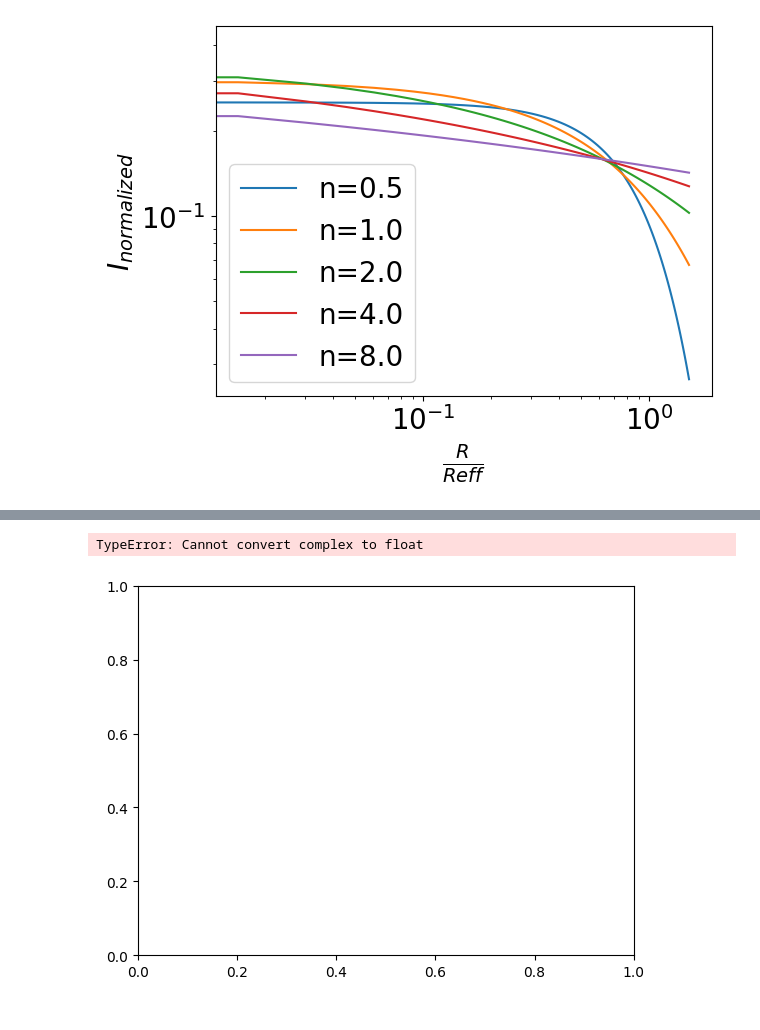
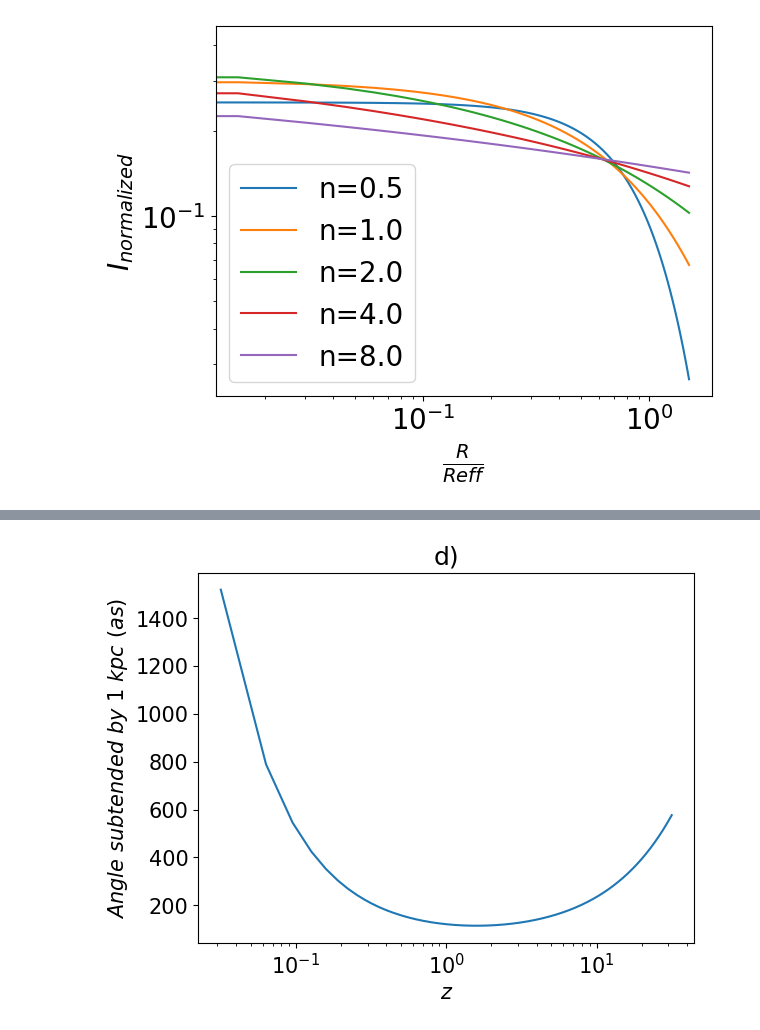
Before and after one commit to mickbrawler/ASTRO-6590-Galaxies-and-the-Universe, a Jupyter notebook: Pset1.ipynb, the cells around one changed output, grey strips where cells are left out. Saved outputs shown, nothing was run; the diff lists cells and outputs as text; code cells hidden in the pictures.

Commit message:
Fixed the scaling plot for question 4 of pset 1.
Scipy did indeed work better than sympy for the integrations.

```diff
--- a/Pset1.ipynb
+++ b/Pset1.ipynb
@@ -213,12 +214,15 @@ D_H_Mpc = D_H*(3.24078E-25) # Mpc
 t_H = 1/H0_s # s
 t_H_Gyr = 1/H0_Gyr # Gyr
 
-Len=100
-Z_array = np.linspace(1E-3,10**1.5,Len)
+Len=1000
+Z_array = np.linspace(0,10**1.5,Len)
 
 # E equation shows up every where so we'll start with that
-E, omegaM, omegaK, omegaL, z = smp.symbols('E omegaM omegaK omegaL z', real=True, positive=True)
-E_func = smp.Eq( E, smp.sqrt((omegaM*((1+z)**3)) + (omegaK*((1+z)**2)) + omegaL) ).subs( {omegaM:OmegaM, omegaK:OmegaK, omegaL:OmegaL} )
-smp.pprint(E_func)
 
-#from __future__ import division
+# First Submission
+#E, omegaM, omegaK, omegaL, z = smp.symbols('E omegaM omegaK omegaL z', real=True, positive=True)
+#E_func = smp.Eq( E, smp.sqrt((omegaM*((1+z)**3)) + (omegaK*((1+z)**2)) + omegaL) ).subs( {omegaM:OmegaM, omegaK:OmegaK, omegaL:OmegaL} )
+#smp.pprint(E_func)
+
+# Late Submission
+# Scipy won't look as elegent :(
@@ -229,10 +229,20 @@ E = 0.827647267862342⋅╲╱  0.45985401459854⋅(z + 1)  + 1
 # %%
 # a) Luminosity Distance (Mpc)
 
+# First Submission
+#D_C_array = []
+#for Z in Z_array:
+#  integral = smp.integrate( E_func.rhs**-1, (z,1E-3,Z) )
+#  D_C = D_H_Mpc * integral
+#  D_C_array.append(D_C)
+
+# Late Submission
+def integrand(z, omegaM, omegaK, omegaL): return ( (omegaM*((1+z)**3)) + (omegaK*((1+z)**2)) + omegaL ) ** -0.5
+
 D_C_array = []
 for Z in Z_array:
-  integral = smp.integrate( E_func.rhs**-1, (z,1E-3,Z) )
-  D_C = D_H_Mpc * integral
+  integral = quad(integrand, 0, Z, args=(OmegaM, OmegaK, OmegaL))
+  D_C = D_H_Mpc * integral[0]
   D_C_array.append(D_C)
 # %%
 # ISSUE: The integral for D_C is spitting out some complex numbers...
@@ -306,21 +299,20 @@ TypeError: loop of ufunc does not support argument 0 of type ComplexInfinity whi
 # %%
 # d) Angle subtended by 1kpc (as)
 
 size = 1 # kpc
 D_A_pc = D_A*1E3 # kpc
 theta = size / D_A # radians
-theta += 206265 # arc seconds
+theta *= 206265 # arc seconds
 
 plt.plot(Z_array,theta)
 plt.xscale('log')
 plt.xlabel(r"$z$")
 plt.ylabel(r"$Angle \ subtended \ by \ 1 \ kpc \ (as)$")
 plt.title("d)")
 plt.rcParams.update({'font.size': 15})
 plt.show()
 # %% [output]
-TypeError: Cannot convert complex to float
-[figure, old version]
+[figure, new version]
 # %%
 # e) Lookback time (Gyrs)
 
```
Also changed, not shown: parts of 11 cells of this notebook.
